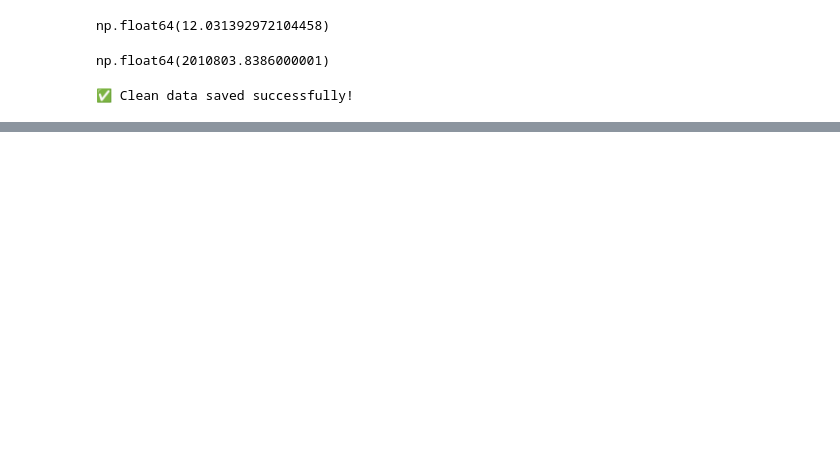
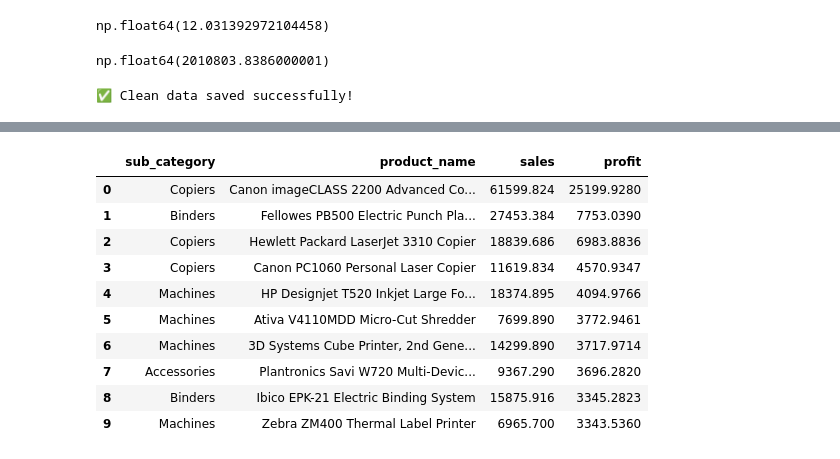
Before and after one commit to MajidSoltaninezhad/Sales-Business-Development-Analyst, a Jupyter notebook: 01_data_cleaning.ipynb, the cells around one changed output, grey strips where cells are left out. Drawn from its saved outputs; the diff is of its cells as text; code cells hidden in the pictures; blank space fills up the shorter version.

```diff
--- a/01_data_cleaning.ipynb
+++ b/01_data_cleaning.ipynb
@@ -193,0 +244,15 @@ print("✅ Clean data saved successfully!")
+# %%
+top_products = df.groupby(['sub_category','product_name'])[['sales','profit']].sum().sort_values('profit',ascending=False).head(10).reset_index()
+top_products
+# %% [output]
+|  | sub_category | product_name | sales | profit |
+| 0 | Copiers | Canon imageCLASS 2200 Advanced Co... | 61599.824 | 25199.9280 |
+| 1 | Binders | Fellowes PB500 Electric Punch Pla... | 27453.384 | 7753.0390 |
+| 2 | Copiers | Hewlett Packard LaserJet 3310 Copier | 18839.686 | 6983.8836 |
+| 3 | Copiers | Canon PC1060 Personal Laser Copier | 11619.834 | 4570.9347 |
+| 4 | Machines | HP Designjet T520 Inkjet Large Fo... | 18374.895 | 4094.9766 |
+| 5 | Machines | Ativa V4110MDD Micro-Cut Shredder | 7699.890 | 3772.9461 |
+| 6 | Machines | 3D Systems Cube Printer, 2nd Gene... | 14299.890 | 3717.9714 |
+| 7 | Accessories | Plantronics Savi W720 Multi-Devic... | 9367.290 | 3696.2820 |
+| 8 | Binders | Ibico EPK-21 Electric Binding System | 15875.916 | 3345.2823 |
+| 9 | Machines | Zebra ZM400 Thermal Label Printer | 6965.700 | 3343.5360 |
```
Also changed, not shown: parts of 14 cells of this notebook, 1 other file.
